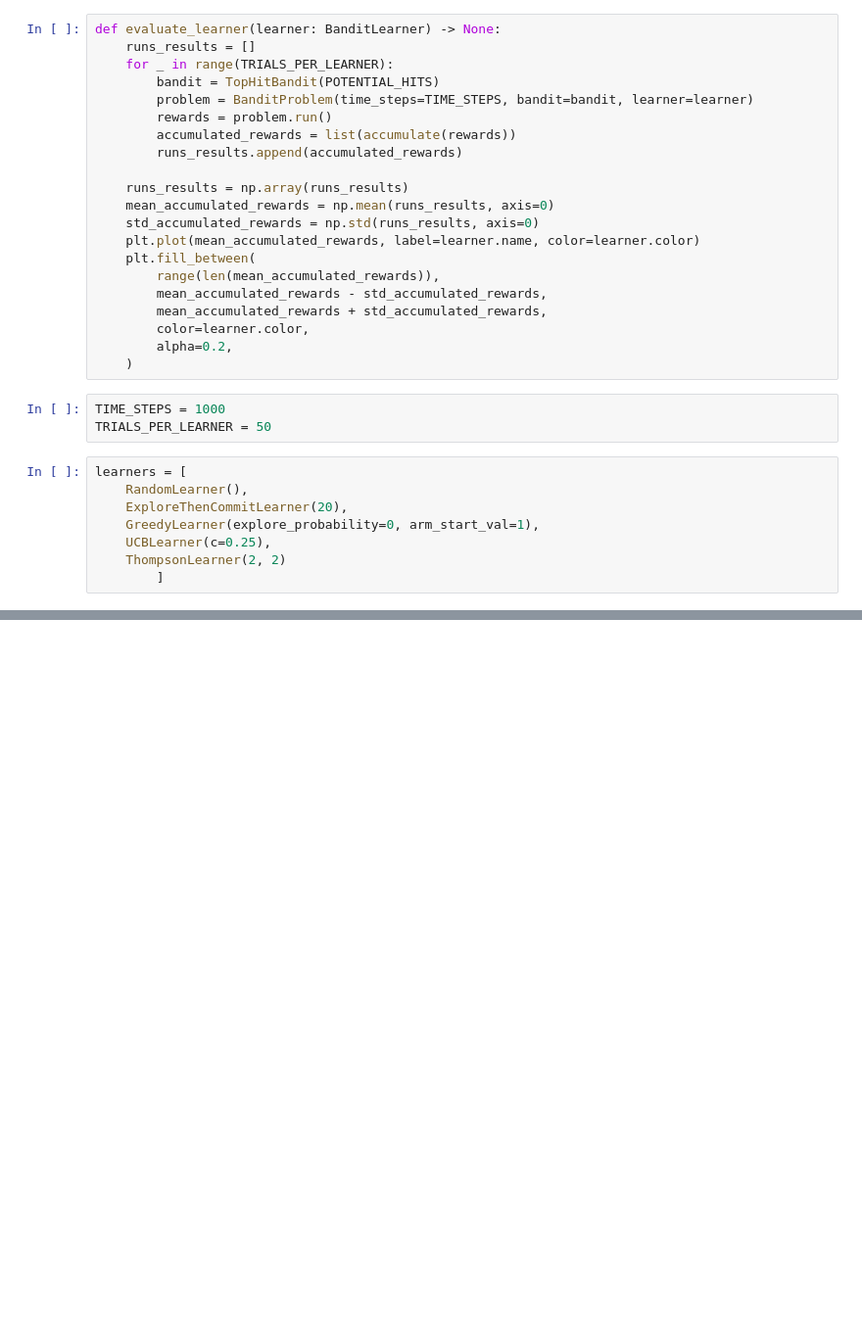
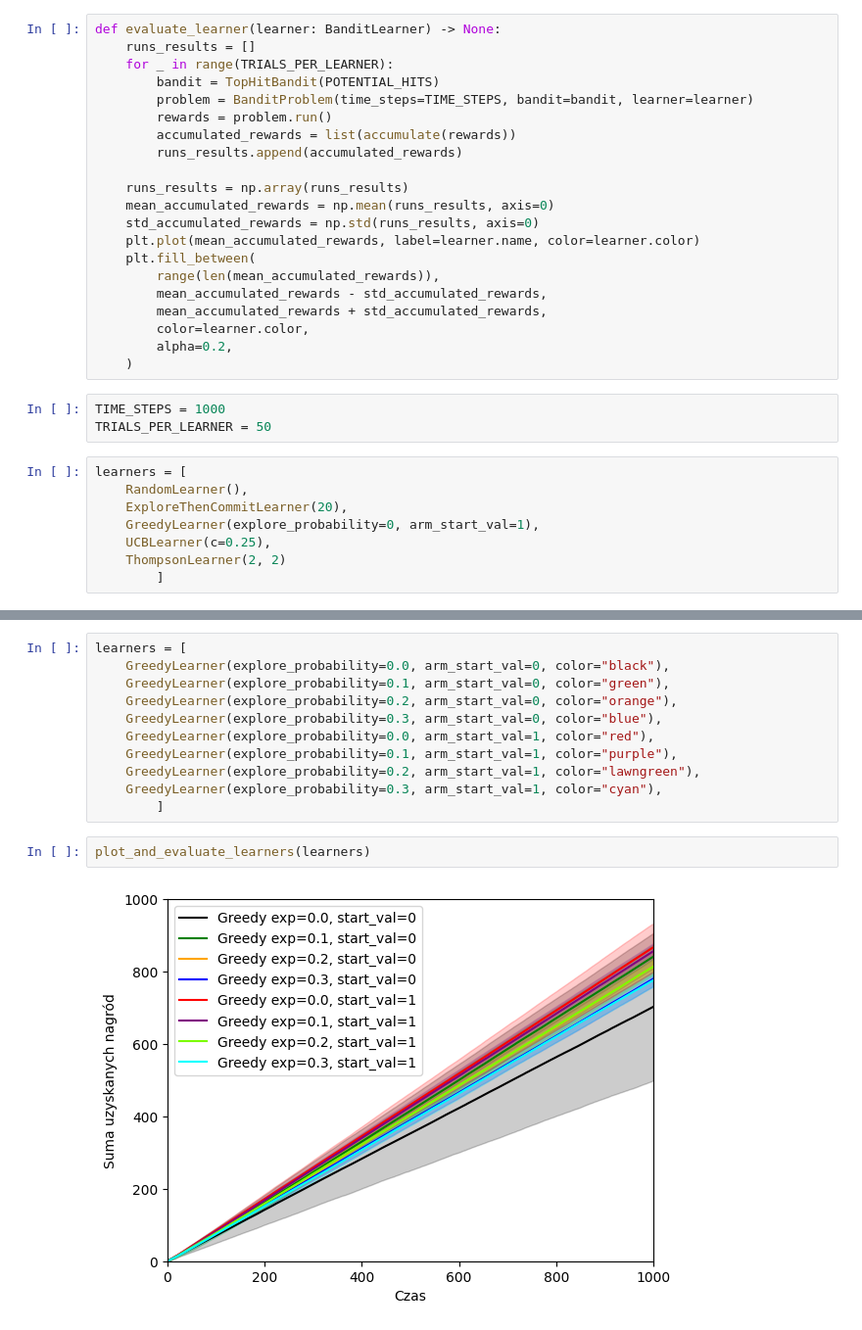
Before and after one commit to Spontaniczny/Reinforcement-Learning, a Jupyter notebook: lab1/bandits.ipynb, the cells around one changed output, grey strips where cells are left out. Shown at 98% size. Cells and saved outputs as stored; diff of their text form; blank space fills up the shorter version.

```diff
--- a/lab1/bandits.ipynb
+++ b/lab1/bandits.ipynb
@@ -392,0 +328,15 @@ POTENTIAL_HITS_V2 = {
+# %%
+learners = [
+    GreedyLearner(explore_probability=0.0, arm_start_val=0, color="black"),
+    GreedyLearner(explore_probability=0.1, arm_start_val=0, color="green"),
+    GreedyLearner(explore_probability=0.2, arm_start_val=0, color="orange"),
+    GreedyLearner(explore_probability=0.3, arm_start_val=0, color="blue"),
+    GreedyLearner(explore_probability=0.0, arm_start_val=1, color="red"),
+    GreedyLearner(explore_probability=0.1, arm_start_val=1, color="purple"),
+    GreedyLearner(explore_probability=0.2, arm_start_val=1, color="lawngreen"),
+    GreedyLearner(explore_probability=0.3, arm_start_val=1, color="cyan"),
+        ]
+# %%
+plot_and_evaluate_learners(learners)
+# %% [output]
+[figure, added]
```
Also changed, not shown: parts of 16 cells of this notebook, 1 other file.
